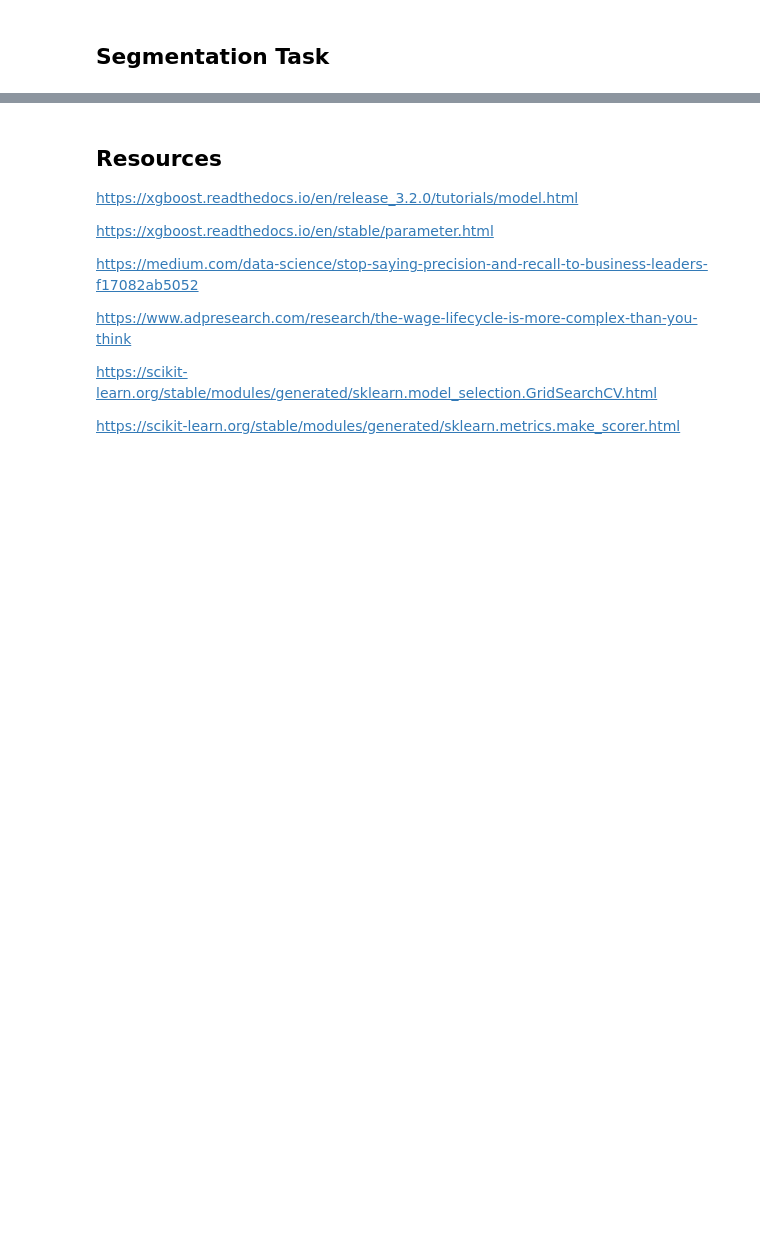
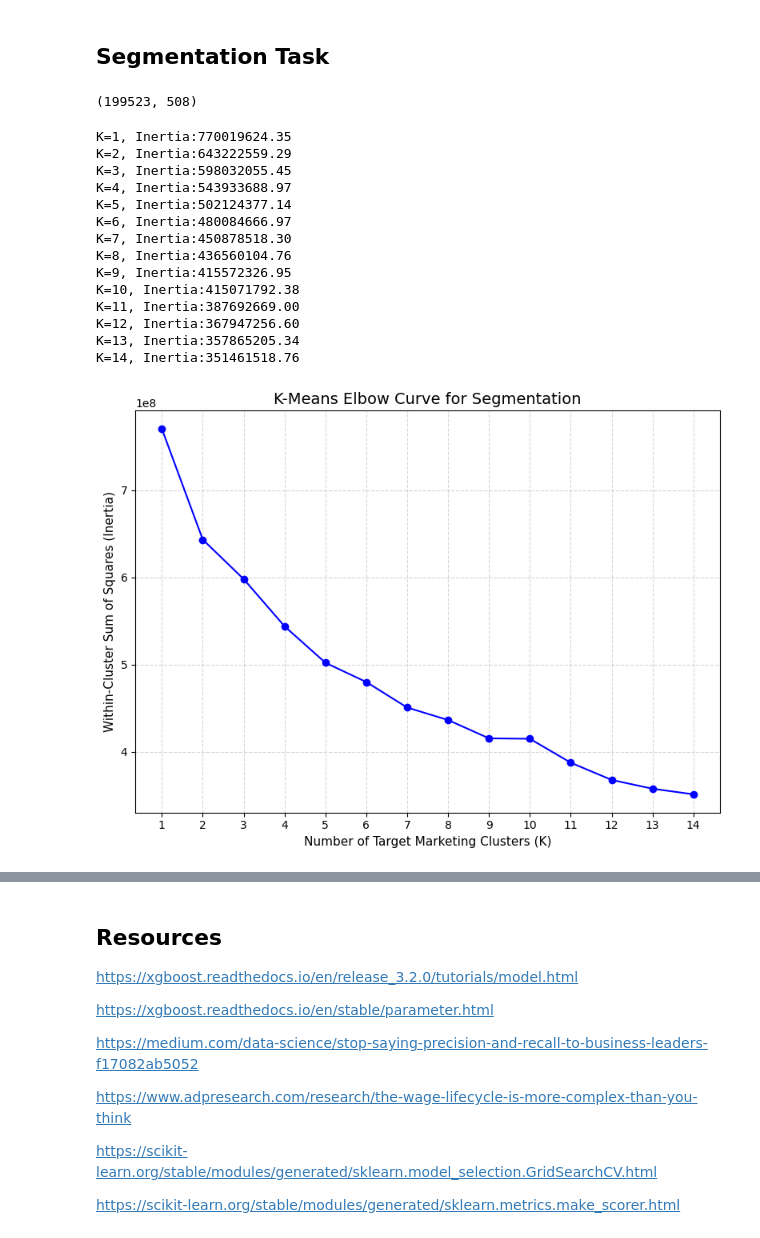
Before and after one commit to dorybphp/MarketingMLProject, a Jupyter notebook: DataObservationAndPlanning.ipynb, the cells around one changed output, grey strips where cells are left out. Saved outputs shown, nothing was run; the diff lists cells and outputs as text; code cells hidden in the pictures; blank space fills up the shorter version.

Commit message:
completed segmentation preprocessing, found optimal k from elbow curve, weighted k means implementation, breakdown of age groups in each cluster

```diff
--- a/DataObservationAndPlanning.ipynb
+++ b/DataObservationAndPlanning.ipynb
@@ -314,12 +325,81 @@ Result: class 0 precision same, recall +0.1; class 1 precision +0.2, recall -0.2
 # %%
+# preprocessing
 df_km = df.replace('?', 'NA') # handle missing values
 
 # separate metadata from features
 X_raw = df_km.drop(['label', 'weight', 'year'], axis=1).copy()
 w_km = df_km['weight'].values
 
-# isolate numerical features for scaling
+# isolate continuous numerical features for scaling
 numeric_features = [
     'age', 'wage per hour', 'capital gains', 'capital losses', 'dividends from stocks',
     'num persons worked for employer', 'weeks worked in year'
 ]
+
+# remaining treated as categorical column for one-hot encoding
+categorical_features = [col for col in X_raw.columns if col not in numeric_features]
+
+# construct parallel processing pipeline
+preprocessor = ColumnTransformer(
+    transformers=[
+        ('num', Pipeline([
+            ('imputer', SimpleImputer(strategy='median')),
+            ('scaler', StandardScaler())
+        ]), numeric_features),
+        ('cat', Pipeline([
+            ('imputer', SimpleImputer(strategy='constant', fill_value='NA')),
+            ('onehot', OneHotEncoder(handle_unknown='ignore', sparse_output=False))
+        ]), categorical_features)
+    ]
+)
+
+X_scaled_km = preprocessor.fit_transform(X_raw)
+X_scaled_km.shape
+# %% [output]
+(199523, 508)
+# %%
+# find optimal number of clusters
+# 10% representative sample to compute elbow curve efficiently
+sample_size = int(len(X_scaled_km) * 0.10)
+np.random.seed(42)
+sample_indices = np.random.choice(len(X_scaled_km), size=sample_size, replace=False)
+
+X_sample = X_scaled_km[sample_indices]
+w_sample = w_km[sample_indices]
+
+# run elbow loop
+inertia_scores = []
+k_range = range(1, 15)
+
+for k in k_range:
+    kmeans_test = KMeans(n_clusters=k, random_state=42, n_init=5, max_iter=100)
+    kmeans_test.fit(X_sample, sample_weight=w_sample)
+    inertia_scores.append(kmeans_test.inertia_)
+    print(f'K={k}, Inertia:{kmeans_test.inertia_:.2f}')
+
+# plot elbow curve
+plt.figure(figsize=(8, 6))
+plt.plot(k_range, inertia_scores, marker='o', linestyle='-', color='blue')
+plt.title('K-Means Elbow Curve for Segmentation', fontsize=14)
+plt.xlabel('Number of Target Marketing Clusters (K)', fontsize=11)
+plt.ylabel('Within-Cluster Sum of Squares (Inertia)', fontsize=11)
+plt.xticks(k_range)
+plt.grid(True, linestyle='--', alpha=0.5)
+plt.tight_layout()
+plt.show()
+# %% [output]
+K=1, Inertia:770019624.35
+K=2, Inertia:643222559.29
+K=3, Inertia:598032055.45
+K=4, Inertia:543933688.97
+K=5, Inertia:502124377.14
+K=6, Inertia:480084666.97
+K=7, Inertia:450878518.30
+K=8, Inertia:436560104.76
+K=9, Inertia:415572326.95
+K=10, Inertia:415071792.38
+K=11, Inertia:387692669.00
+K=12, Inertia:367947256.60
+K=13, Inertia:357865205.34
+K=14, Inertia:351461518.76
+[figure, added]
```
Also changed, not shown: parts of 6 cells of this notebook.
